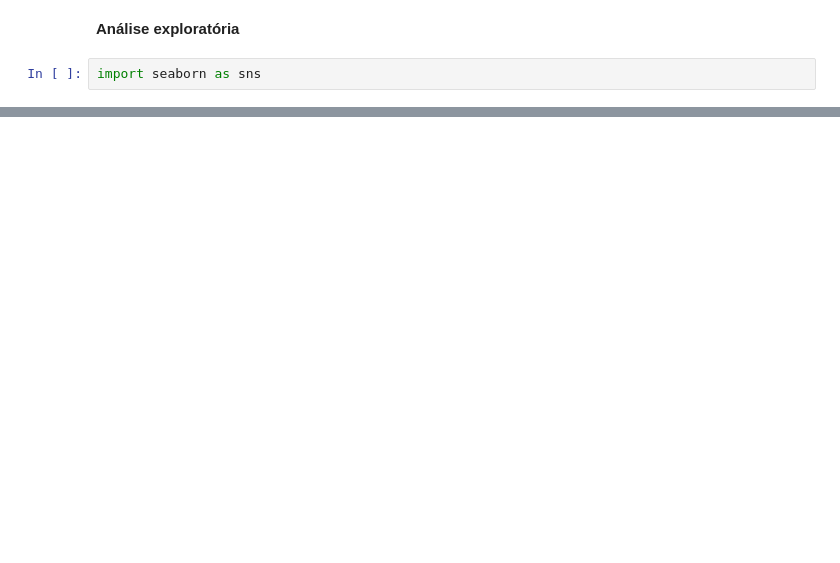
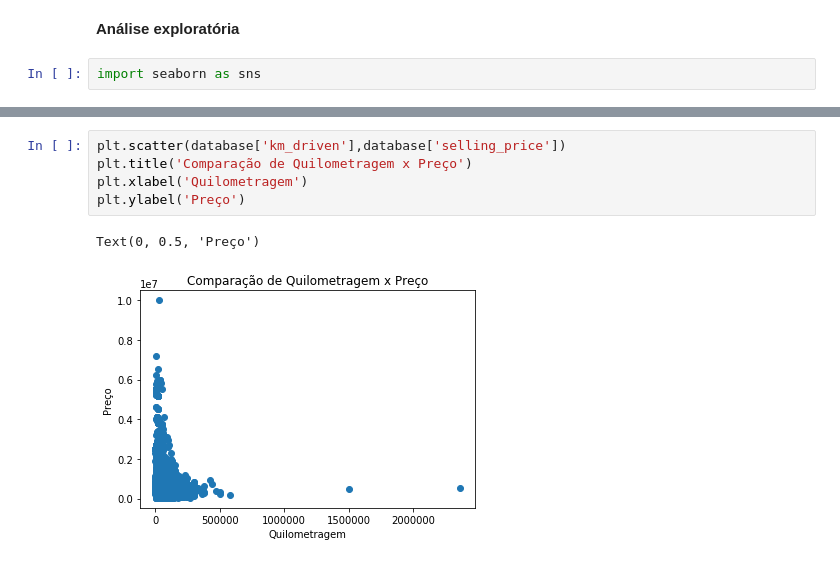
Before and after one commit to TomasPires/Projeto2_CienciadosDados, a Jupyter notebook: Projeto_2.ipynb, the cells around one changed output, grey strips where cells are left out. Cells and saved outputs as stored; diff of their text form; blank space fills up the shorter version.

```diff
--- a/Projeto_2.ipynb
+++ b/Projeto_2.ipynb
@@ -327,0 +483,8 @@ sns.pairplot(database, x_vars=['year', 'km_driven', 'fuel', 'seller_type',
+# %%
+plt.scatter(database['km_driven'],database['selling_price'])
+plt.title('Comparação de Quilometragem x Preço')
+plt.xlabel('Quilometragem')
+plt.ylabel('Preço')
+# %% [output]
+Text(0, 0.5, 'Preço')
+[figure, added]
```
Also changed, not shown: parts of 40 cells of this notebook.
